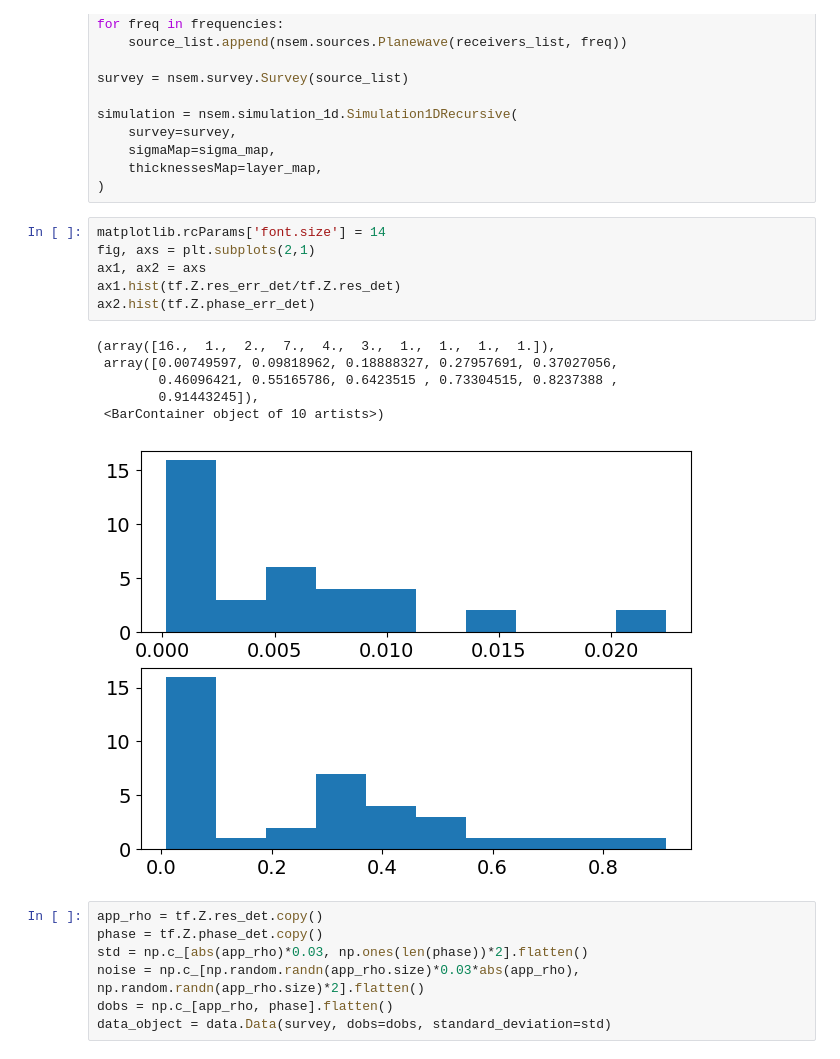
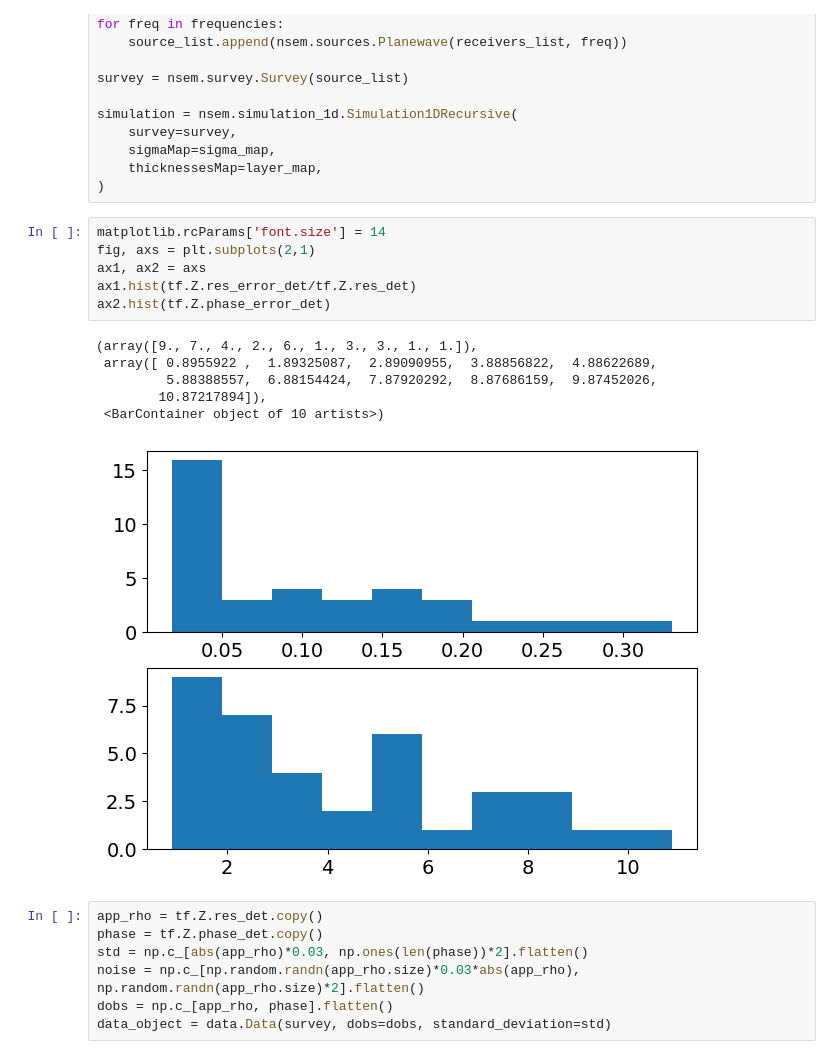
Before and after one commit to simpeg-research/earthscope-mt-course, a Jupyter notebook: notebooks/simpeg/4_1d_parametric_inversion.ipynb, the cells around one changed output. Cells and saved outputs as stored; diff of their text form.

```diff
--- a/notebooks/simpeg/4_1d_parametric_inversion.ipynb
+++ b/notebooks/simpeg/4_1d_parametric_inversion.ipynb
@@ -82,16 +77,16 @@ simulation = nsem.simulation_1d.Simulation1DRecursive(
 # %%
 matplotlib.rcParams['font.size'] = 14
 fig, axs = plt.subplots(2,1)
 ax1, ax2 = axs
-ax1.hist(tf.Z.res_err_det/tf.Z.res_det)
-ax2.hist(tf.Z.phase_err_det)
+ax1.hist(tf.Z.res_error_det/tf.Z.res_det)
+ax2.hist(tf.Z.phase_error_det)
 # %% [output]
-(array([16.,  1.,  2.,  7.,  4.,  3.,  1.,  1.,  1.,  1.]),
- array([0.00749597, 0.09818962, 0.18888327, 0.27957691, 0.37027056,
-        0.46096421, 0.55165786, 0.6423515 , 0.73304515, 0.8237388 ,
-        0.91443245]),
+(array([9., 7., 4., 2., 6., 1., 3., 3., 1., 1.]),
+ array([ 0.8955922 ,  1.89325087,  2.89090955,  3.88856822,  4.88622689,
+         5.88388557,  6.88154424,  7.87920292,  8.87686159,  9.87452026,
+        10.87217894]),
  <BarContainer object of 10 artists>)
-[figure, old version]
+[figure, new version]
 # %%
 app_rho = tf.Z.res_det.copy()
 phase = tf.Z.phase_det.copy()
```
Also changed, not shown: parts of 5 cells of this notebook, 10 other files.
